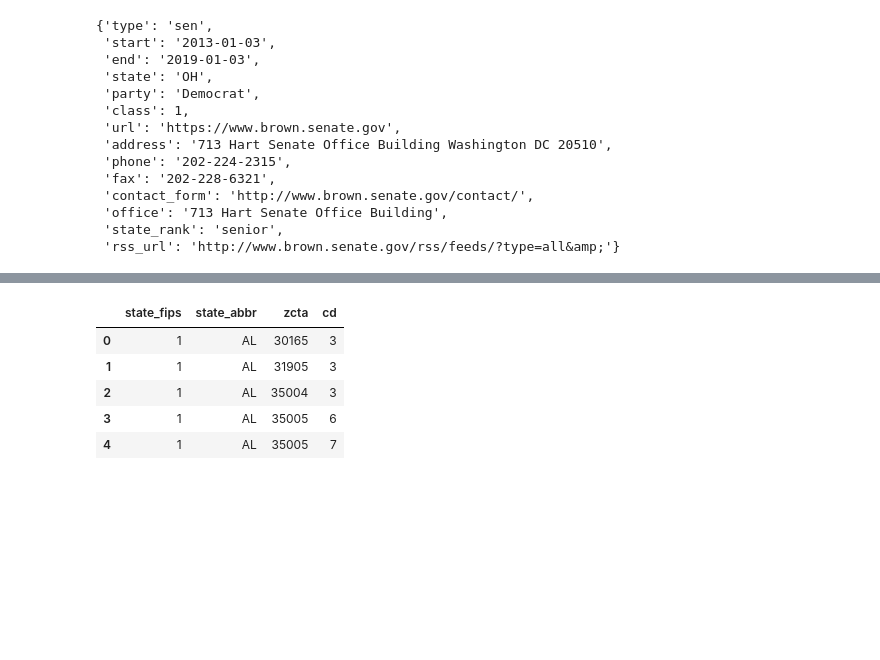
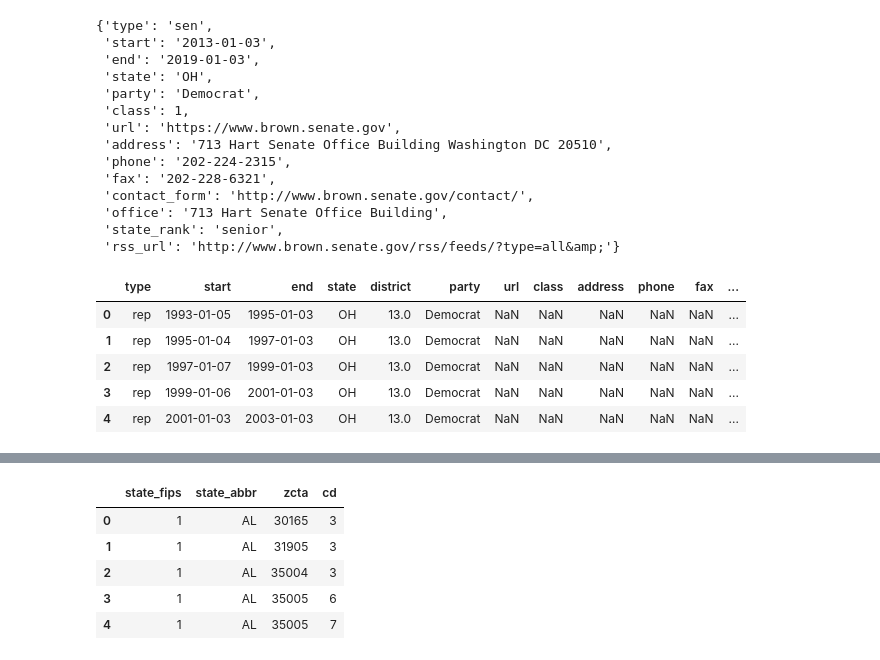
Before and after one commit to gsimore/US-Representative-Finder, a Jupyter notebook: notebooks/data_exploration.ipynb, the cells around one changed output, grey strips where cells are left out. Saved outputs shown, nothing was run; the diff lists cells and outputs as text; code cells hidden in the pictures; blank space fills up the shorter version.

```diff
--- a/notebooks/data_exploration.ipynb
+++ b/notebooks/data_exploration.ipynb
@@ -30,10 +30,15 @@ legislators_df['terms'][0][-1]
  'state_rank': 'senior',
  'rss_url': 'http://www.brown.senate.gov/rss/feeds/?type=all&amp;'}
 # %%
-with open('/home/gabby/Git/personal/interviews/find-my-rep-gabby/data/legislators.json') as f:
+with open('../data/legislators.json') as f:
     data = json.loads(f.read())
 
-df = pandas.json_normalize(data, "terms", ['id', ['name', 'official_full'], 'bio'])
+df = pandas.json_normalize(data, "terms", [['name', 'official_full'], 'bio', 'id'])
 df.head()
-
-df = df.set_index(['state', 'district'])
+# %% [output]
+|  | type | start | end | state | district | party | url | class | address | phone | fax | ... |
+| 0 | rep | 1993-01-05 | 1995-01-03 | OH | 13.0 | Democrat | NaN | NaN | NaN | NaN | NaN | ... |
+| 1 | rep | 1995-01-04 | 1997-01-03 | OH | 13.0 | Democrat | NaN | NaN | NaN | NaN | NaN | ... |
+| 2 | rep | 1997-01-07 | 1999-01-03 | OH | 13.0 | Democrat | NaN | NaN | NaN | NaN | NaN | ... |
+| 3 | rep | 1999-01-06 | 2001-01-03 | OH | 13.0 | Democrat | NaN | NaN | NaN | NaN | NaN | ... |
+| 4 | rep | 2001-01-03 | 2003-01-03 | OH | 13.0 | Democrat | NaN | NaN | NaN | NaN | NaN | ... |
```
Also changed, not shown: parts of 15 cells of this notebook, 3 other files.
